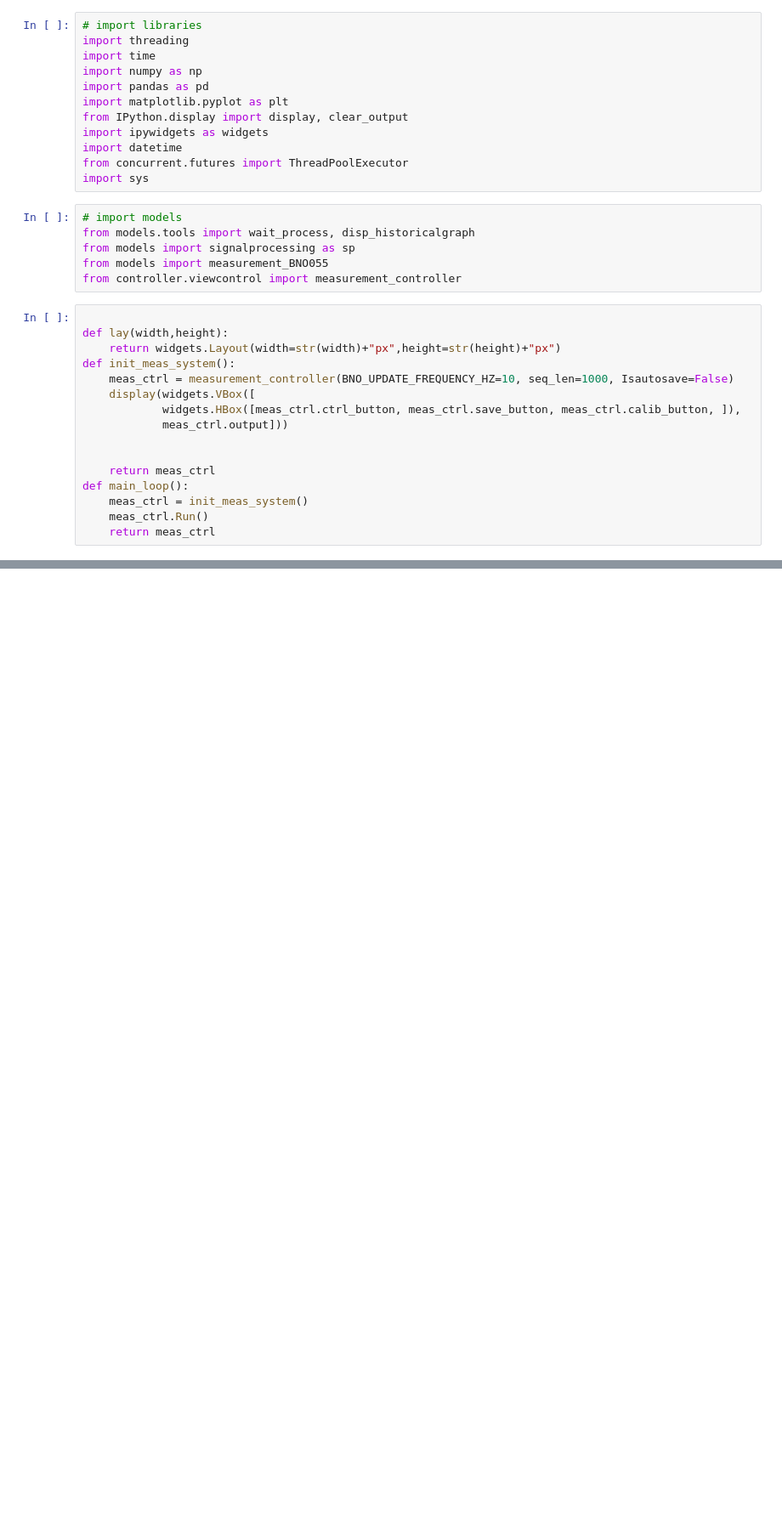
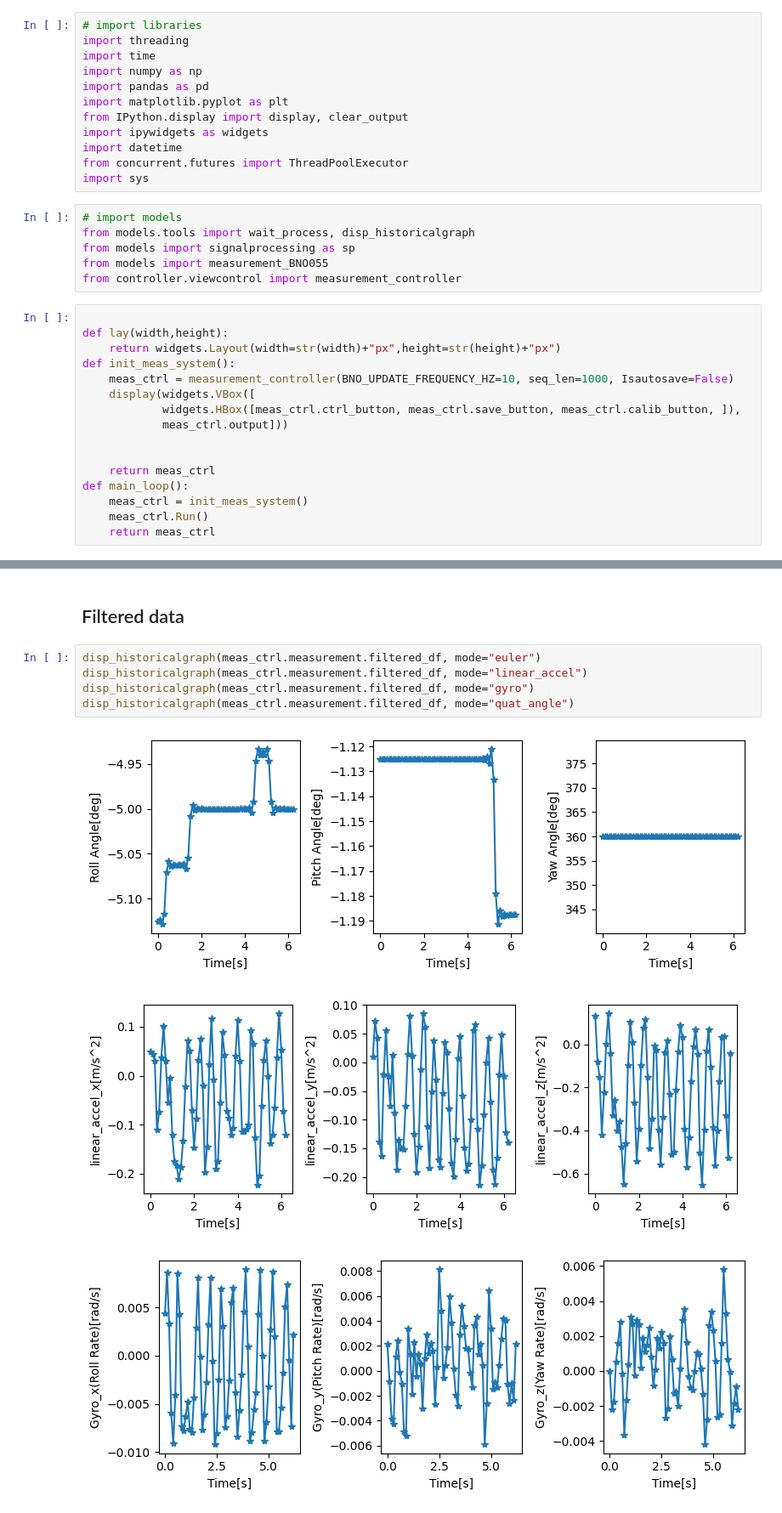
Before and after one commit to cayk326/measurement_system, a Jupyter notebook: view.ipynb, the cells around one changed output, grey strips where cells are left out. Shown at 85% size. Drawn from its saved outputs; the diff is of its cells as text; blank space fills up the shorter version.

Commit message:
modified coordinate and filter

```diff
--- a/view.ipynb
+++ b/view.ipynb
@@ -52,0 +66,11 @@ disp_historicalgraph(meas_ctrl.measurement.df, mode="quat_angle")
+# %% [markdown]
+## Filtered data
+# %%
+disp_historicalgraph(meas_ctrl.measurement.filtered_df, mode="euler")
+disp_historicalgraph(meas_ctrl.measurement.filtered_df, mode="linear_accel")
+disp_historicalgraph(meas_ctrl.measurement.filtered_df, mode="gyro")
+disp_historicalgraph(meas_ctrl.measurement.filtered_df, mode="quat_angle")
+# %% [output]
+[figure, added]
+[figure, added]
+[figure, added]
```
Also changed, not shown: parts of 3 cells of this notebook, 1 other file.
